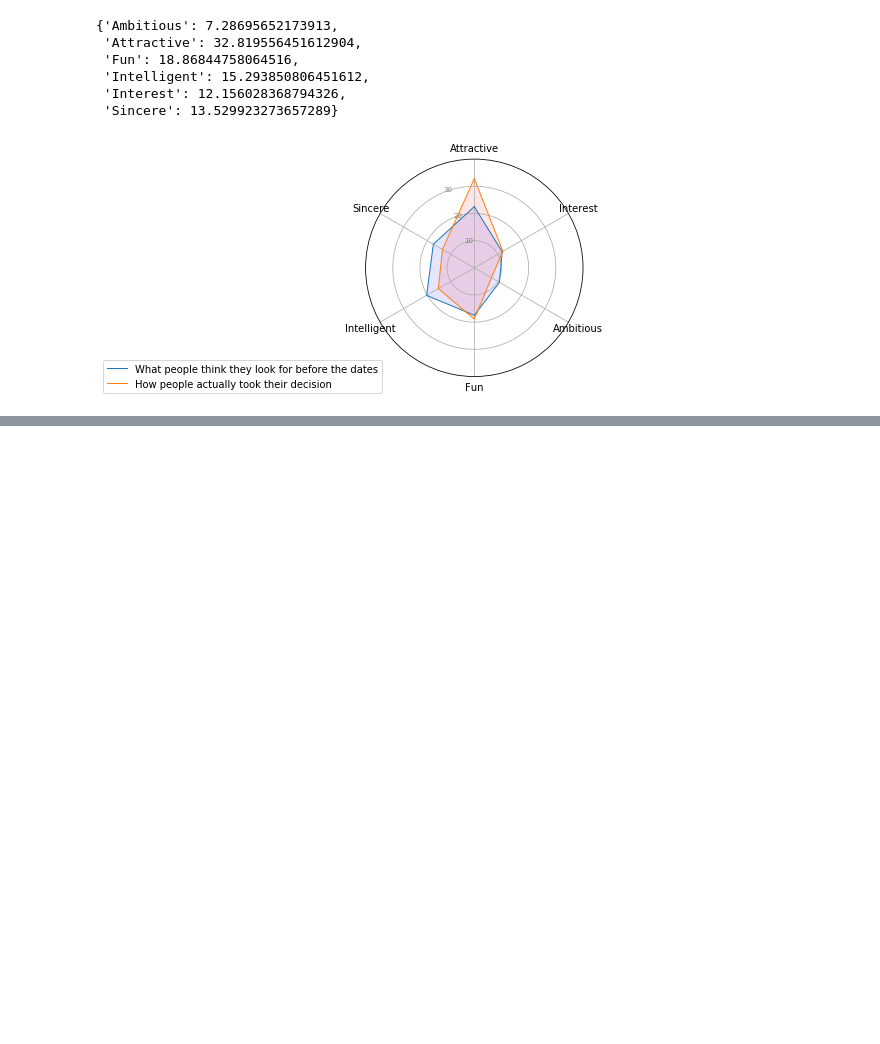
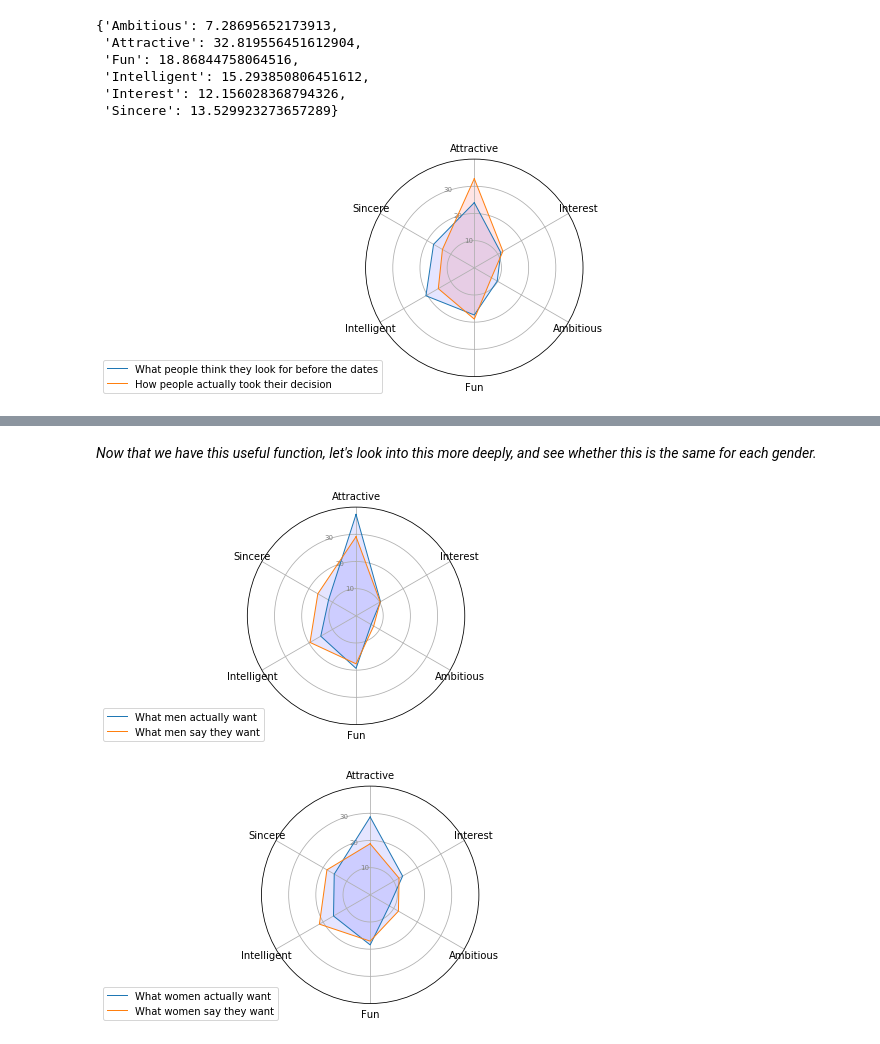
Before and after one commit to alexchouraki/Python-Project, a Jupyter notebook: Python Project.ipynb, the cells around one changed output, grey strips where cells are left out. Drawn from its saved outputs; the diff is of its cells as text; code cells hidden in the pictures; blank space fills up the shorter version.

```diff
--- a/Python Project.ipynb
+++ b/Python Project.ipynb
@@ -89,0 +92,3 @@ sddOK.head()
+# %%
+sddOK = sddOK.drop({'id', 'idg', 'condtn', 'position', 'positin1', 'mn_sat'} , axis=1)
+sddOK.head()
@@ -225,0 +239,52 @@ The Graph shows that people underestimate how much their partner's looks matter
+# %% [markdown]
+*Now that we have this useful function, let's look into this more deeply, and see whether this is the same for each gender.*
+# %%
+#We do the same steps as before for males only
+sddOKM = sddOK.query('gender == 1')
+MAttractive_prior = np.mean(sddOKM['attr1_1'])
+MSincere_prior = np.mean(sddOKM['sinc1_1'])
+MIntelligent_prior = np.mean(sddOKM['intel1_1'])
+MFun_prior = np.mean(sddOKM['fun1_1'])
+MAmbitious_prior = np.mean(sddOKM['amb1_1'])
+MInterest_prior = np.mean(sddOKM['shar1_1'])
+
+MAttractive_posterior = np.mean(sddOKM['attr7_2'])
+MSincere_posterior = np.mean(sddOKM['sinc7_2'])
+MIntelligent_posterior = np.mean(sddOKM['intel7_2'])
+MFun_posterior = np.mean(sddOKM['fun7_2'])
+MAmbitious_posterior = np.mean(sddOKM['amb7_2'])
+MInterest_posterior = np.mean(sddOKM['shar7_2'])
+
+Mprior_radar_data = {'Attractive' : MAttractive_prior, 'Sincere' : MSincere_prior, 'Intelligent' : MIntelligent_prior, 'Fun' : MFun_prior, 'Ambitious' : MAmbitious_prior, 'Interest' : MInterest_prior}
+Mposterior_radar_data = {'Attractive' : MAttractive_posterior, 'Sincere' : MSincere_posterior, 'Intelligent' : MIntelligent_posterior, 'Fun' : MFun_posterior, 'Ambitious' : MAmbitious_posterior, 'Interest' : MInterest_posterior}
+
+#And now the same for females.
+sddOKF = sddOK.query('gender == 0')
+FAttractive_prior = np.mean(sddOKF['attr1_1'])
+FSincere_prior = np.mean(sddOKF['sinc1_1'])
+FIntelligent_prior = np.mean(sddOKF['intel1_1'])
+FFun_prior = np.mean(sddOKF['fun1_1'])
+FAmbitious_prior = np.mean(sddOKF['amb1_1'])
+FInterest_prior = np.mean(sddOKF['shar1_1'])
+
+FAttractive_posterior = np.mean(sddOKF['attr7_2'])
+FSincere_posterior = np.mean(sddOKF['sinc7_2'])
+FIntelligent_posterior = np.mean(sddOKF['intel7_2'])
+FFun_posterior = np.mean(sddOKF['fun7_2'])
+FAmbitious_posterior = np.mean(sddOKF['amb7_2'])
+FInterest_posterior = np.mean(sddOKF['shar7_2'])
+
+Fprior_radar_data = {'Attractive' : FAttractive_prior, 'Sincere' : FSincere_prior, 'Intelligent' : FIntelligent_prior, 'Fun' : FFun_prior, 'Ambitious' : FAmbitious_prior, 'Interest' : FInterest_prior}
+Fposterior_radar_data = {'Attractive' : FAttractive_posterior, 'Sincere' : FSincere_posterior, 'Intelligent' : FIntelligent_posterior, 'Fun' : FFun_posterior, 'Ambitious' : FAmbitious_posterior, 'Interest' : FInterest_posterior}
+
+#And now we plot everything.
+
+spider_plot(Mposterior_radar_data, "What men actually want")
+spider_plot(Mprior_radar_data, "What men say they want")
+mpl.show()
+spider_plot(Fposterior_radar_data, "What women actually want")
+spider_plot(Fprior_radar_data, "What women say they want")
+mpl.show()
+# %% [output]
+[figure, added]
+[figure, added]
```
Also changed, not shown: parts of 37 cells of this notebook.
